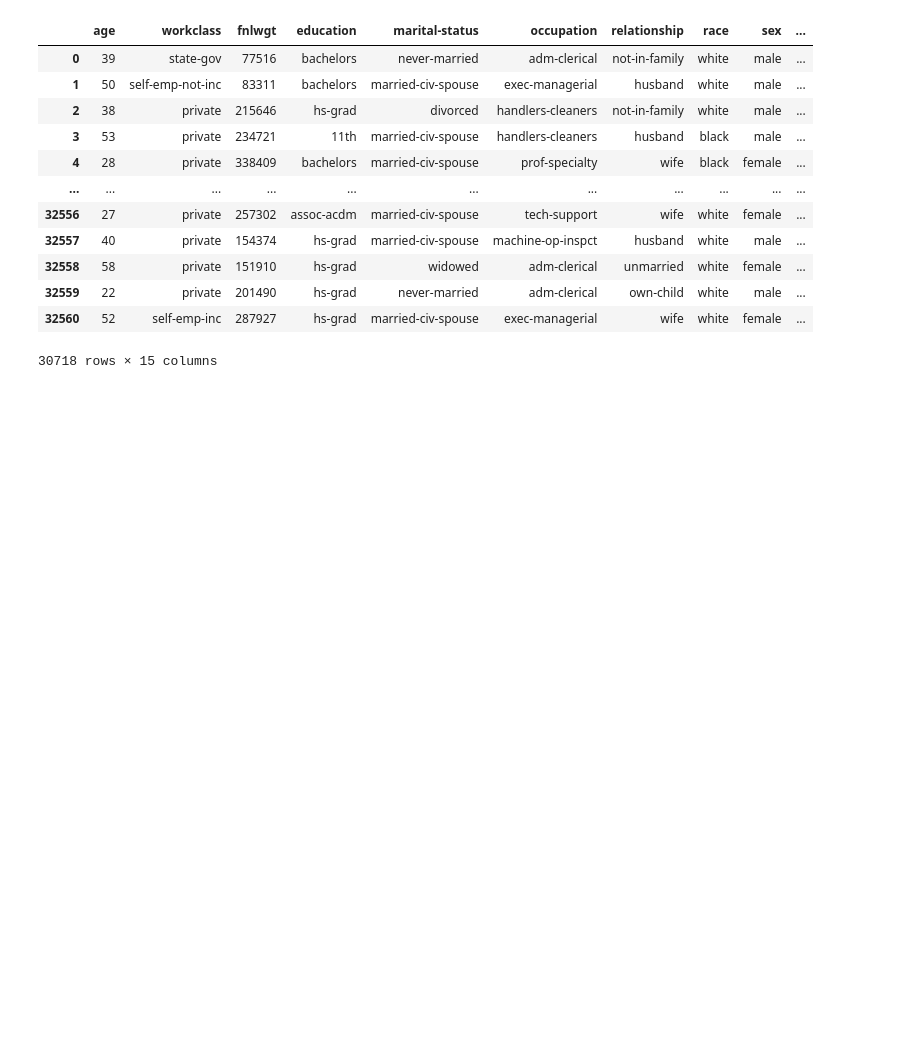
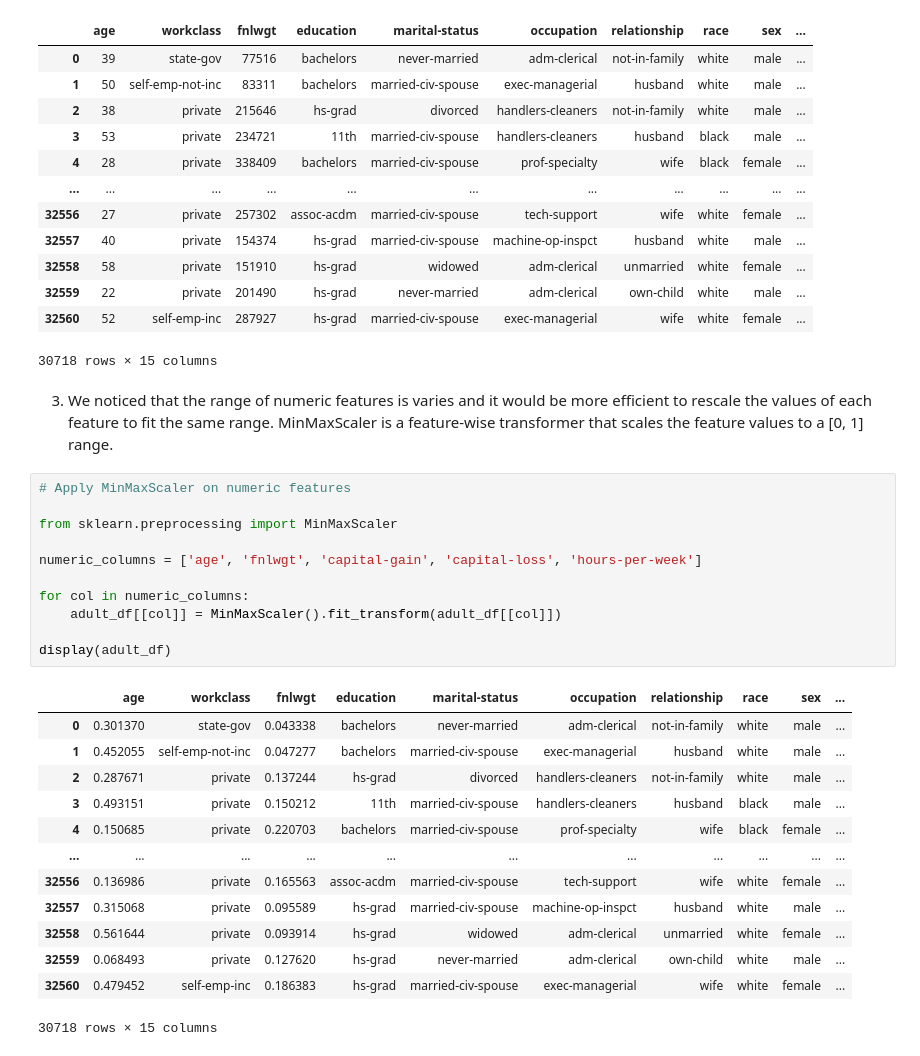
Before and after one commit to skhalifa/CAC_ML_S2020, a Jupyter notebook: SupervisedLearningHandsOn_Jan2022.ipynb, the cells around one changed output. Saved outputs shown, nothing was run; the diff lists cells and outputs as text; blank space fills up the shorter version.

```diff
--- a/SupervisedLearningHandsOn_Jan2022.ipynb
+++ b/SupervisedLearningHandsOn_Jan2022.ipynb
@@ -559,3 +558,30 @@ display(adult_df)
 | 32559 | 22 | private | 201490 | hs-grad | never-married | adm-clerical | own-child | white | male | ... |
 | 32560 | 52 | self-emp-inc | 287927 | hs-grad | married-civ-spouse | exec-managerial | wife | white | female | ... |
 30718 rows × 15 columns
+# %% [markdown]
+3. We noticed that the range of numeric features is varies and it would be more efficient to rescale the values of each feature to fit the same range. MinMaxScaler is a feature-wise transformer that scales the feature values to a [0, 1] range.
+# %%
+# Apply MinMaxScaler on numeric features
+
+from sklearn.preprocessing import MinMaxScaler
+
+numeric_columns = ['age', 'fnlwgt', 'capital-gain', 'capital-loss', 'hours-per-week']
+
+for col in numeric_columns:
+    adult_df[[col]] = MinMaxScaler().fit_transform(adult_df[[col]])
+
+display(adult_df)
+# %% [output]
+|  | age | workclass | fnlwgt | education | marital-status | occupation | relationship | race | sex | ... |
+| 0 | 0.301370 | state-gov | 0.043338 | bachelors | never-married | adm-clerical | not-in-family | white | male | ... |
+| 1 | 0.452055 | self-emp-not-inc | 0.047277 | bachelors | married-civ-spouse | exec-managerial | husband | white | male | ... |
+| 2 | 0.287671 | private | 0.137244 | hs-grad | divorced | handlers-cleaners | not-in-family | white | male | ... |
+| 3 | 0.493151 | private | 0.150212 | 11th | married-civ-spouse | handlers-cleaners | husband | black | male | ... |
+| 4 | 0.150685 | private | 0.220703 | bachelors | married-civ-spouse | prof-specialty | wife | black | female | ... |
+| ... | ... | ... | ... | ... | ... | ... | ... | ... | ... | ... |
+| 32556 | 0.136986 | private | 0.165563 | assoc-acdm | married-civ-spouse | tech-support | wife | white | female | ... |
+| 32557 | 0.315068 | private | 0.095589 | hs-grad | married-civ-spouse | machine-op-inspct | husband | white | male | ... |
+| 32558 | 0.561644 | private | 0.093914 | hs-grad | widowed | adm-clerical | unmarried | white | female | ... |
+| 32559 | 0.068493 | private | 0.127620 | hs-grad | never-married | adm-clerical | own-child | white | male | ... |
+| 32560 | 0.479452 | self-emp-inc | 0.186383 | hs-grad | married-civ-spouse | exec-managerial | wife | white | female | ... |
+30718 rows × 15 columns
```
Also changed, not shown: parts of 11 cells of this notebook.
